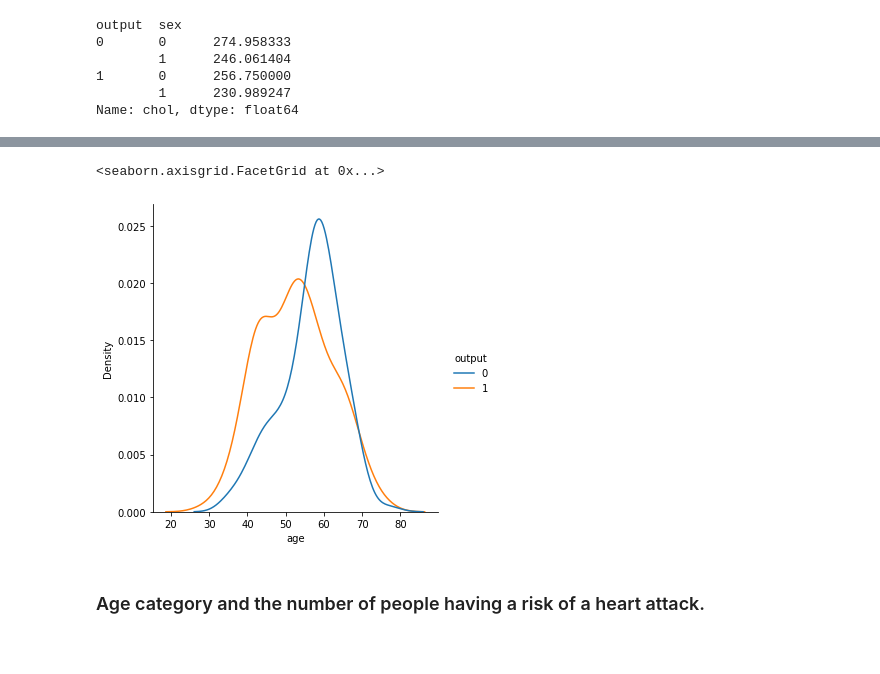
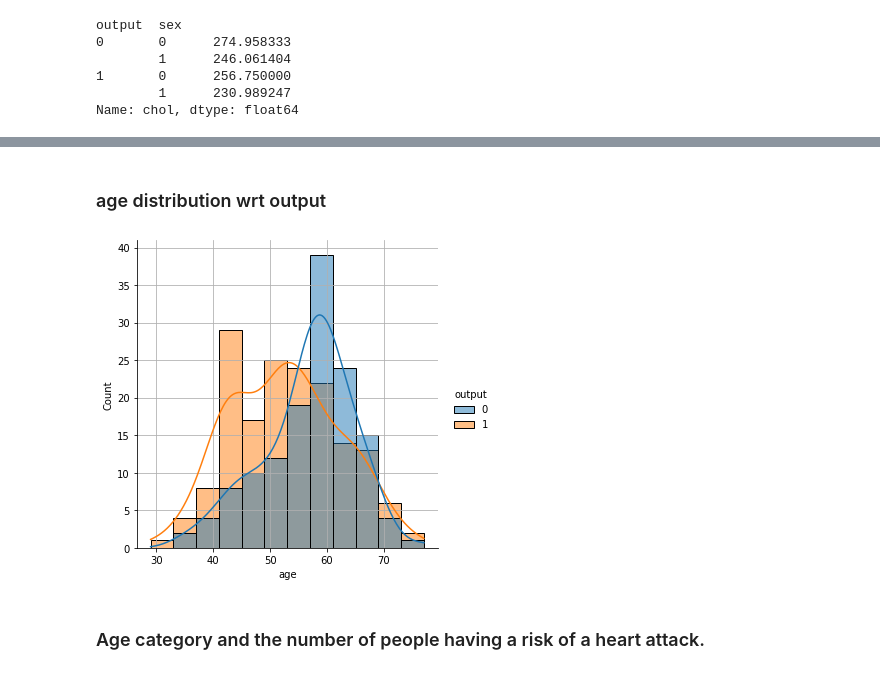
Before and after one commit to SharanKalyan/Heart-attack-predctions, a Jupyter notebook: Analysis.ipynb, the cells around one changed output, grey strips where cells are left out. Drawn from its saved outputs; the diff is of its cells as text; code cells hidden in the pictures.

```diff
--- a/Analysis.ipynb
+++ b/Analysis.ipynb
@@ -270,8 +285,11 @@ Name: chol, dtype: float64
+# %% [markdown]
+### age distribution wrt output
 # %%
-sns.displot(data=df,x='age',hue='output',kind='kde')
+sns.displot(data=df,x='age',hue='output',kde=True)
+plt.grid()
+plt.show()
 # %% [output]
-<seaborn.axisgrid.FacetGrid at 0x...>
-[figure, old version]
+[figure, new version]
 # %% [markdown]
 ### Age category and the number of people having a risk of a heart attack.
 # %%
```
Also changed, not shown: parts of 9 cells of this notebook.
